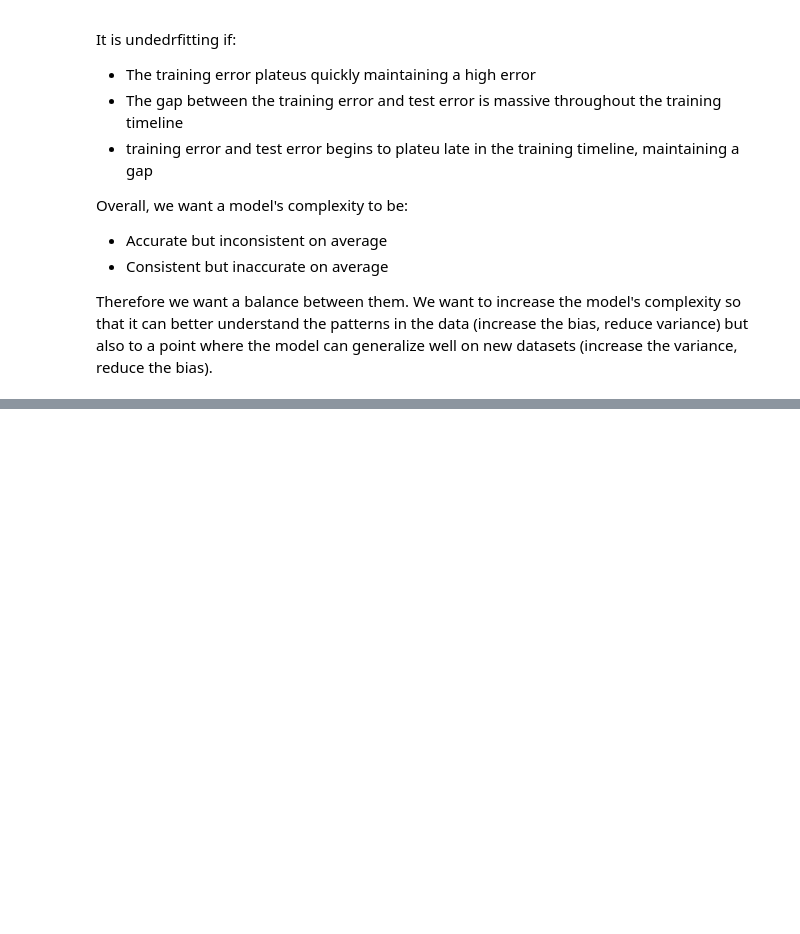
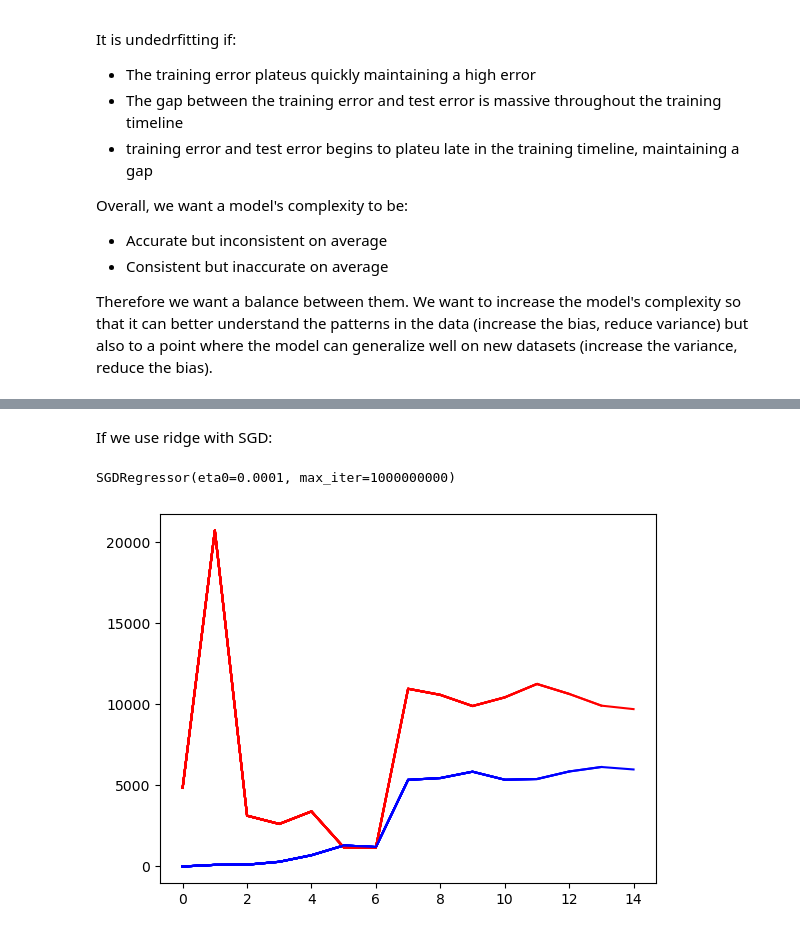
Before and after one commit to atreyu595/Regression-Knowledge-Base, a Jupyter notebook: Regression.ipynb, the cells around one changed output, grey strips where cells are left out. Saved outputs shown, nothing was run; the diff lists cells and outputs as text; code cells hidden in the pictures; blank space fills up the shorter version.

```diff
--- a/Regression.ipynb
+++ b/Regression.ipynb
@@ -451,0 +467,11 @@ Example of code:
+# %% [markdown]
+If we use ridge with SGD:
+# %%
+ridge_sgd = SGDRegressor(max_iter=1000000000, penalty='l2', eta0=.0001)
+ridge_sgd.fit(X,y)
+# %% [output]
+SGDRegressor(eta0=0.0001, max_iter=1000000000)
+# %%
+plot_learning_curves(ridge_sgd, X, y)
+# %% [output]
+[figure, added]
```
Also changed, not shown: parts of 18 cells of this notebook.
